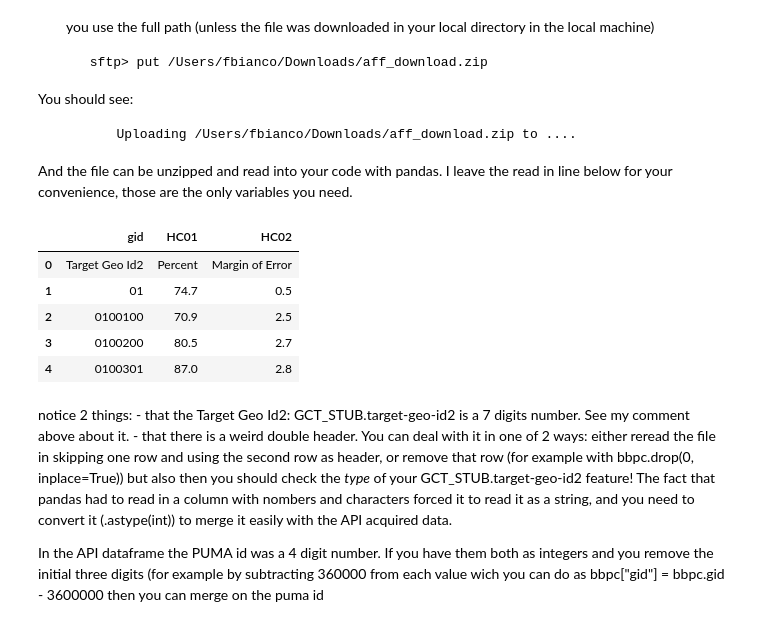
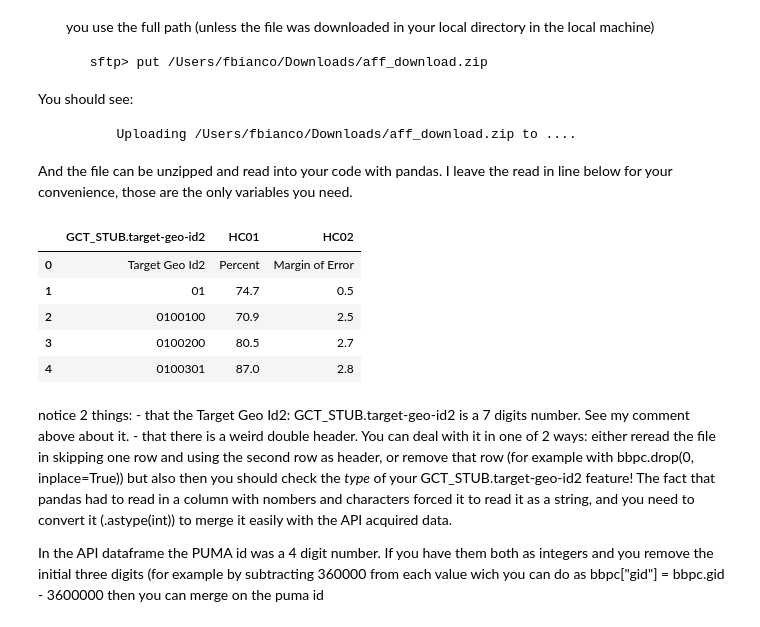
Before and after one commit to RossMacW/PUI2018_ram844, a Jupyter notebook: HW7_ram844/Assignment1.ipynb, the cells around one changed output. Saved outputs shown, nothing was run; the diff lists cells and outputs as text; code cells hidden in the pictures.

```diff
--- a/HW7_ram844/Assignment1.ipynb
+++ b/HW7_ram844/Assignment1.ipynb
@@ -279,11 +287,10 @@ And the file can be unzipped and read into your code with pandas. I leave the re
 # %%
 import os
 bbpc = pd.read_csv(os.getenv("PUIDATA") + "/ACS_16_1YR_GCT2801.ST50_with_ann.csv",
             usecols=["GCT_STUB.target-geo-id2","HC01","HC02"])
-bbpc = bbpc.rename(columns={'GCT_STUB.target-geo-id2': 'gid'})
 bbpc.head()
 # %% [output]
-|  | gid | HC01 | HC02 |
+|  | GCT_STUB.target-geo-id2 | HC01 | HC02 |
 | 0 | Target Geo Id2 | Percent | Margin of Error |
 | 1 | 01 | 74.7 | 0.5 |
 | 2 | 0100100 | 70.9 | 2.5 |
```
Also changed, not shown: parts of 17 cells of this notebook.
